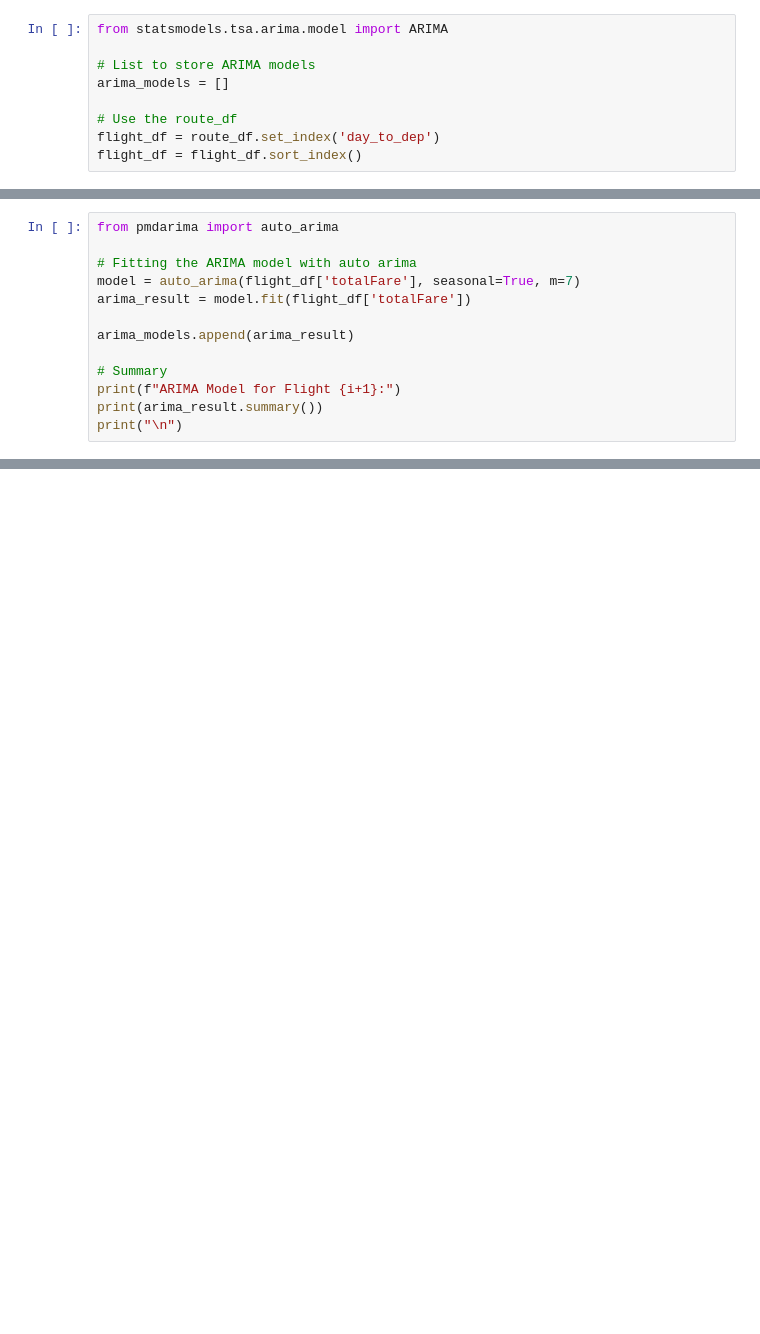
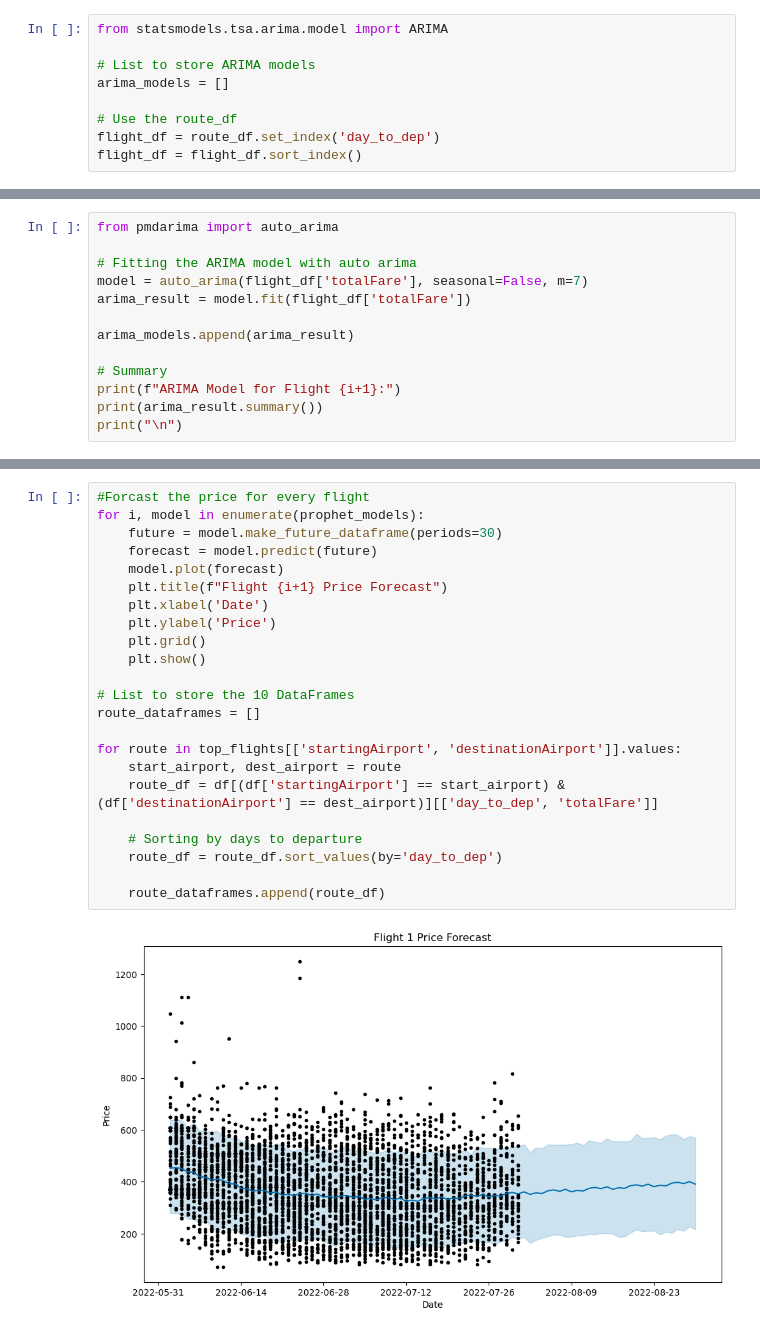
Before and after one commit to bhstoller/AirFareCast, a Jupyter notebook: Sample_v2.ipynb, the cells around one changed output, grey strips where cells are left out. Drawn from its saved outputs; the diff is of its cells as text; blank space fills up the shorter version.

```diff
--- a/Sample_v2.ipynb
+++ b/Sample_v2.ipynb
@@ -344,7 +432,7 @@ flight_df = flight_df.sort_index()
 from pmdarima import auto_arima
 
 # Fitting the ARIMA model with auto arima
-model = auto_arima(flight_df['totalFare'], seasonal=True, m=7)
+model = auto_arima(flight_df['totalFare'], seasonal=False, m=7)
 arima_result = model.fit(flight_df['totalFare'])
 
 arima_models.append(arima_result)
@@ -373,0 +736,25 @@ Warnings:
+# %%
+#Forcast the price for every flight
+for i, model in enumerate(prophet_models):
+    future = model.make_future_dataframe(periods=30)
+    forecast = model.predict(future)
+    model.plot(forecast)
+    plt.title(f"Flight {i+1} Price Forecast")
+    plt.xlabel('Date')
+    plt.ylabel('Price')
+    plt.grid()
+    plt.show()
+
+# List to store the 10 DataFrames
+route_dataframes = []
+
+for route in top_flights[['startingAirport', 'destinationAirport']].values:
+    start_airport, dest_airport = route
+    route_df = df[(df['startingAirport'] == start_airport) & (df['destinationAirport'] == dest_airport)][['day_to_dep', 'totalFare']]
+
+    # Sorting by days to departure
+    route_df = route_df.sort_values(by='day_to_dep')
+
+    route_dataframes.append(route_df)
+# %% [output]
+[figure, added]
```
Also changed, not shown: parts of 10 cells of this notebook.
